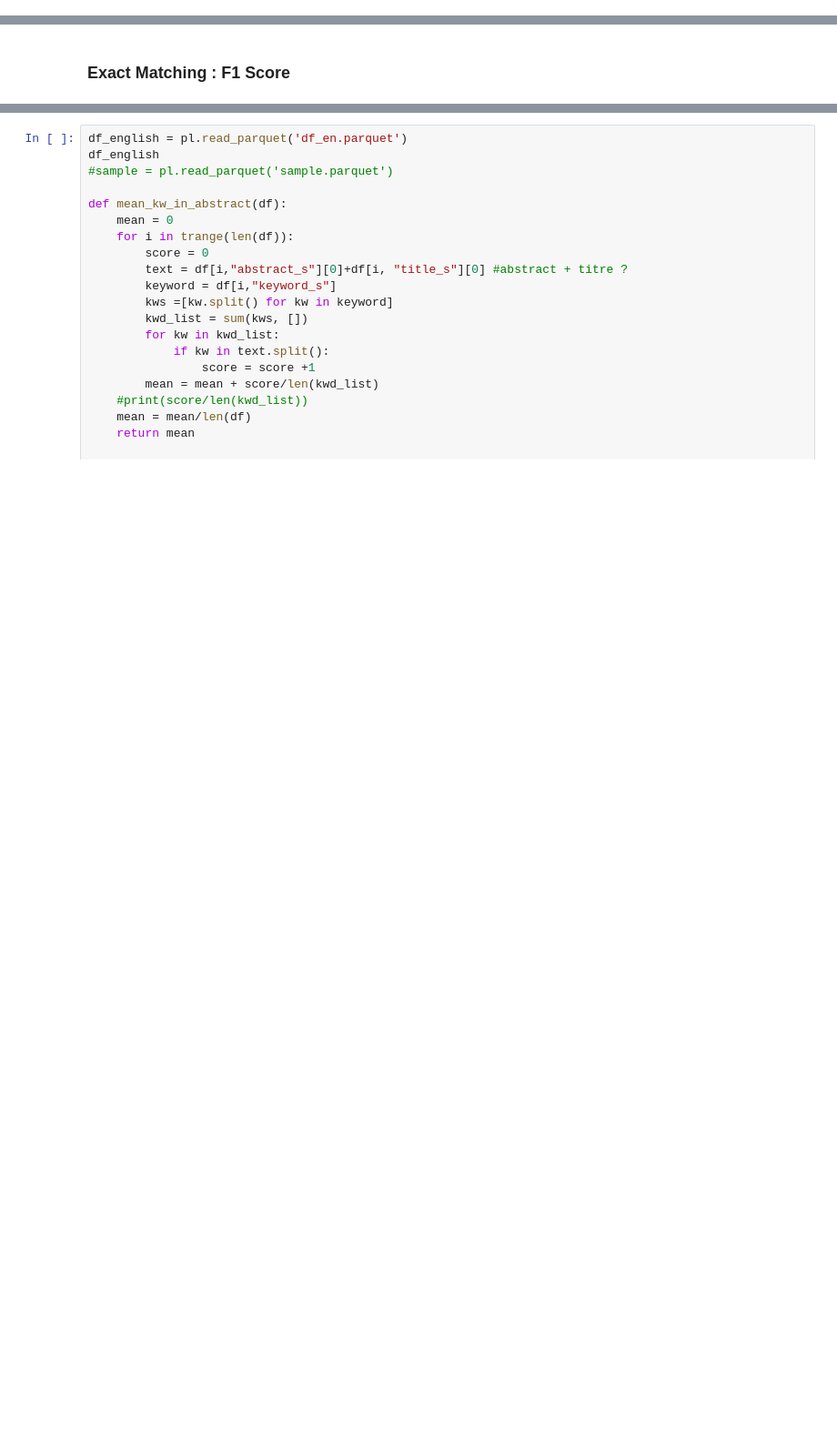
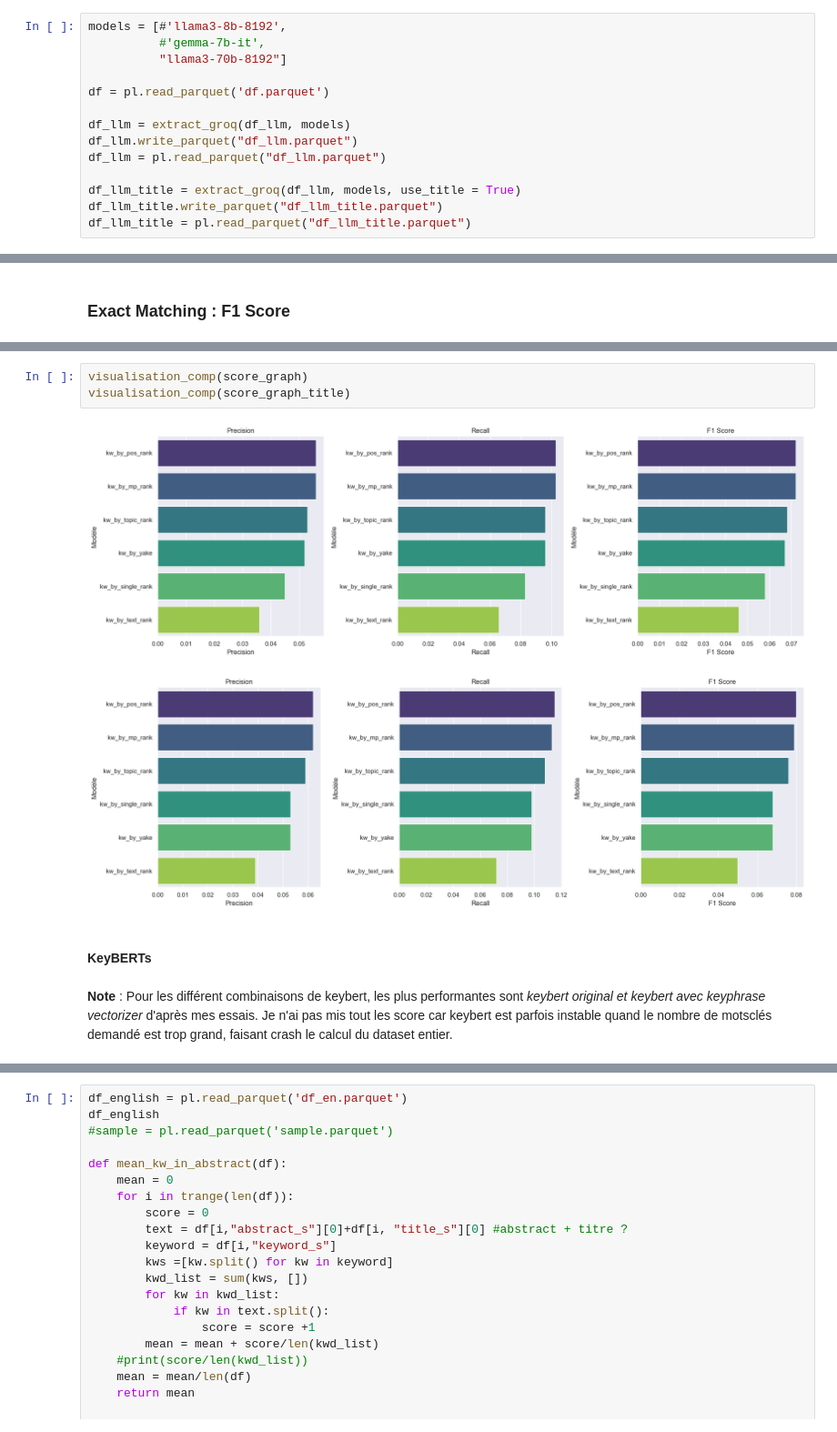
Before and after one commit to nacefbm/keywords_2024, a Jupyter notebook: TER_Keyword_Extraction_sur_BDD_HAL.ipynb, the cells around one changed output, grey strips where cells are left out. Shown at 91% size. Saved outputs shown, nothing was run; the diff lists cells and outputs as text; blank space fills up the shorter version.

```diff
--- a/TER_Keyword_Extraction_sur_BDD_HAL.ipynb
+++ b/TER_Keyword_Extraction_sur_BDD_HAL.ipynb
@@ -1176,2 +1219,16 @@ sample_kw = lower_ai_claude(sample_kw)
+# %%
+models = [#'llama3-8b-8192',
+          #'gemma-7b-it',
+          "llama3-70b-8192"]
+
+df = pl.read_parquet('df.parquet')
+
+df_llm = extract_groq(df_llm, models)
+df_llm.write_parquet("df_llm.parquet")
+df_llm = pl.read_parquet("df_llm.parquet")
+
+df_llm_title = extract_groq(df_llm, models, use_title = True)
+df_llm_title.write_parquet("df_llm_title.parquet")
+df_llm_title = pl.read_parquet("df_llm_title.parquet")
 # %% [markdown]
 ## Benchmarking
@@ -1302,0 +1359,10 @@ GPT3 without title
+# %%
+visualisation_comp(score_graph)
+visualisation_comp(score_graph_title)
+# %% [output]
+[figure, added]
+[figure, added]
+# %% [markdown]
+#### KeyBERTs
+# %% [markdown]
+**Note** : Pour les différent combinaisons de keybert, les plus performantes sont *keybert original et keybert avec keyphrase vectorizer* d'après mes essais. Je n'ai pas mis tout les score car keybert est parfois instable quand le nombre de motsclés demandé est trop grand, faisant crash le calcul du dataset entier.
```
Also changed, not shown: parts of 80 cells of this notebook.
